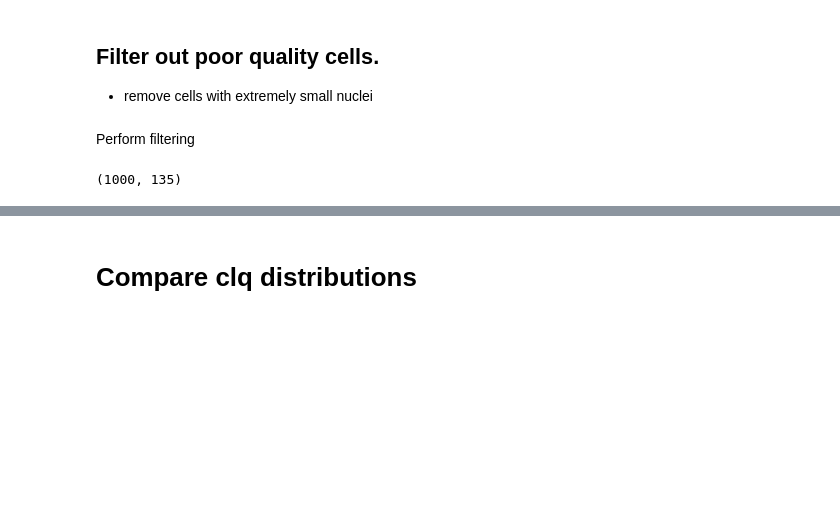
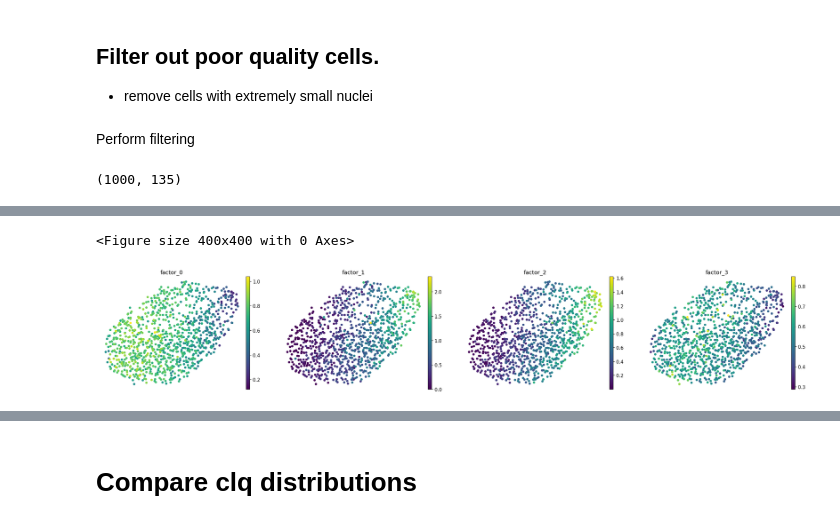
Before and after one commit to ckmah/bento-manuscript, a Jupyter notebook: notebooks/figure-analysis/Merfish_RNAcoloc.ipynb, the cells around one changed output, grey strips where cells are left out. Saved outputs shown, nothing was run; the diff lists cells and outputs as text; code cells hidden in the pictures; blank space fills up the shorter version.

```diff
--- a/notebooks/figure-analysis/Merfish_RNAcoloc.ipynb
+++ b/notebooks/figure-analysis/Merfish_RNAcoloc.ipynb
@@ -56,0 +118,12 @@ bt.pl.obs_stats(adata)
+# %%
+sc.pl.umap(
+    adata,
+    color=cell_loadings.columns,
+    # cmap=sns.color_palette("blend:lightgrey,red", as_cmap=True),
+    frameon=False,
+    # vmin=0,
+    # vmax=2,
+)
+# %% [output]
+<Figure size 400x400 with 0 Axes>
+[figure, added]
```
Also changed, not shown: parts of 26 cells of this notebook, 6 other files.
